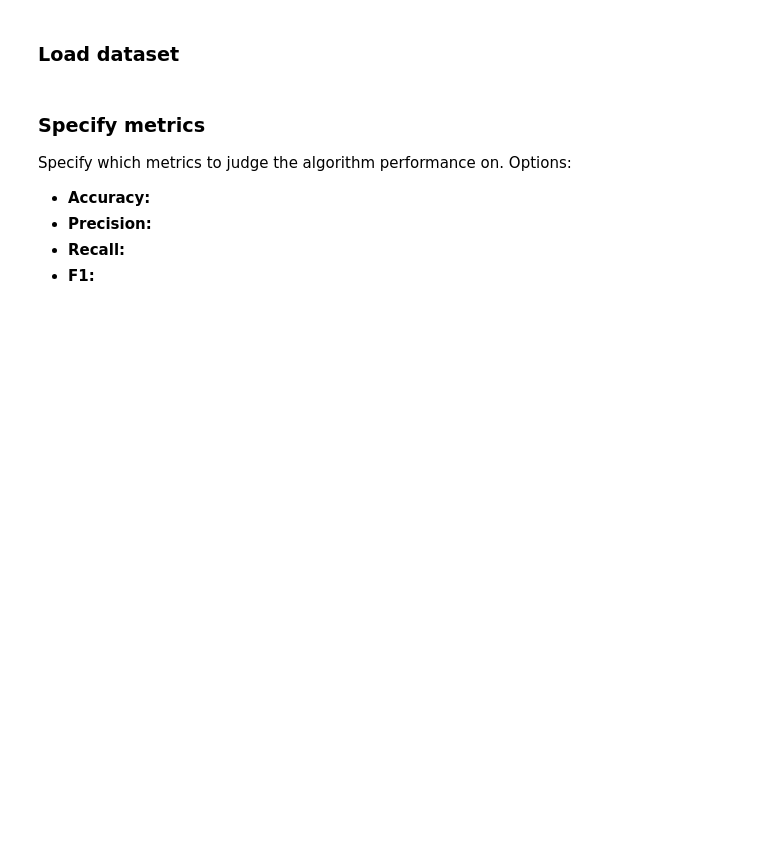
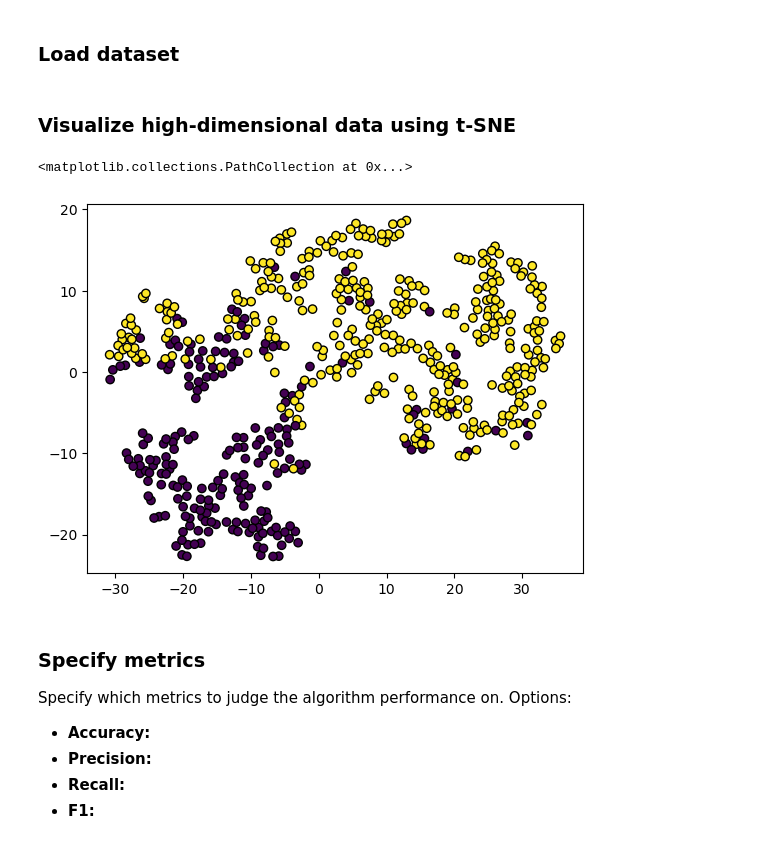
Before and after one commit to BorisWinter/machine-learning-playground, a Jupyter notebook: MachineLearning/SupervisedLearning/find_best_binary_classifier.ipynb, the cells around one changed output. Drawn from its saved outputs; the diff is of its cells as text; code cells hidden in the pictures; blank space fills up the shorter version.

```diff
--- a/MachineLearning/SupervisedLearning/find_best_binary_classifier.ipynb
+++ b/MachineLearning/SupervisedLearning/find_best_binary_classifier.ipynb
@@ -30,6 +33,18 @@ X, y = data.load_breast_cancer(return_X_y=True)
 # Create train/test splits (train_test_split() automatically uses a stratified split based on class labels)
 X_train, X_test, y_train, y_test = \
     train_test_split(X, y, test_size=0.20, random_state=42)
+# %% [markdown]
+### Visualize high-dimensional data using t-SNE
+# %%
+from sklearn.manifold import TSNE
+
+X_embedded = TSNE(n_components=2, learning_rate='auto',
+                  init='random', perplexity=30).fit_transform(X)
+
+plt.scatter(X_embedded[:, 0], X_embedded[:, 1], c=y, edgecolor="k")
+# %% [output]
+<matplotlib.collections.PathCollection at 0x...>
+[figure, added]
 # %% [markdown]
 ### Specify metrics
 Specify which metrics to judge the algorithm performance on. Options:
```
Also changed, not shown: parts of 7 cells of this notebook, 2 other files.
